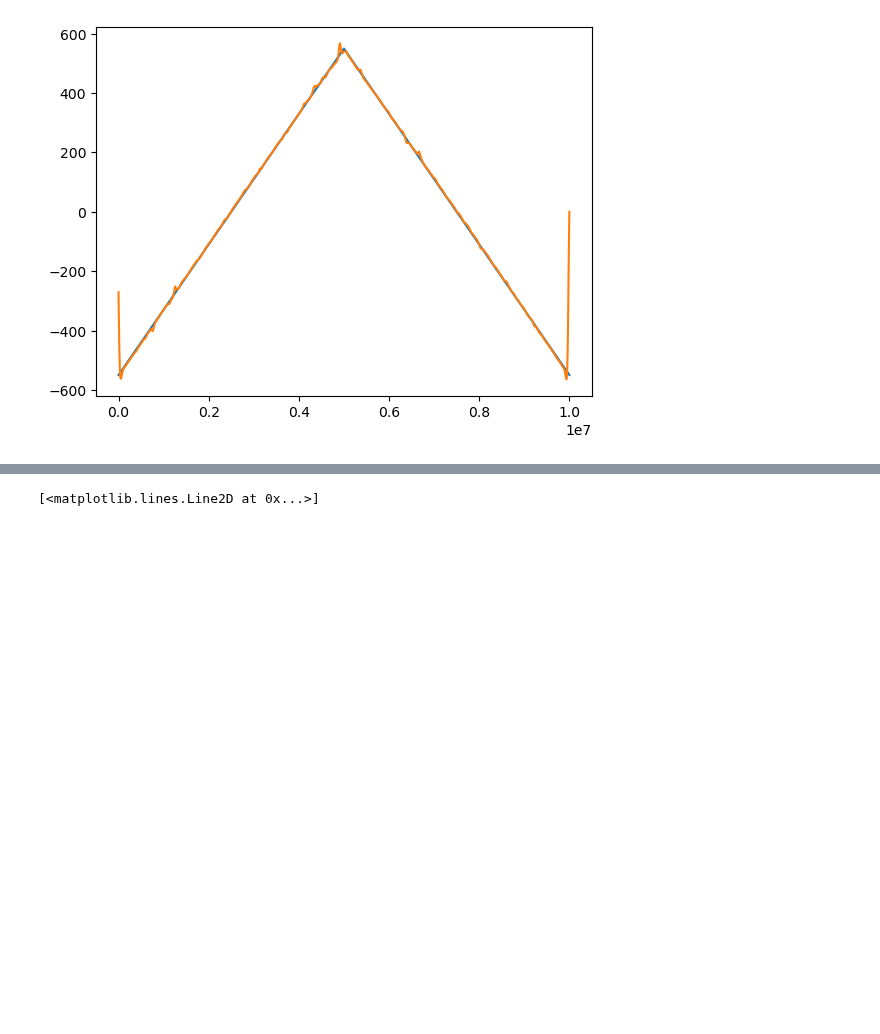
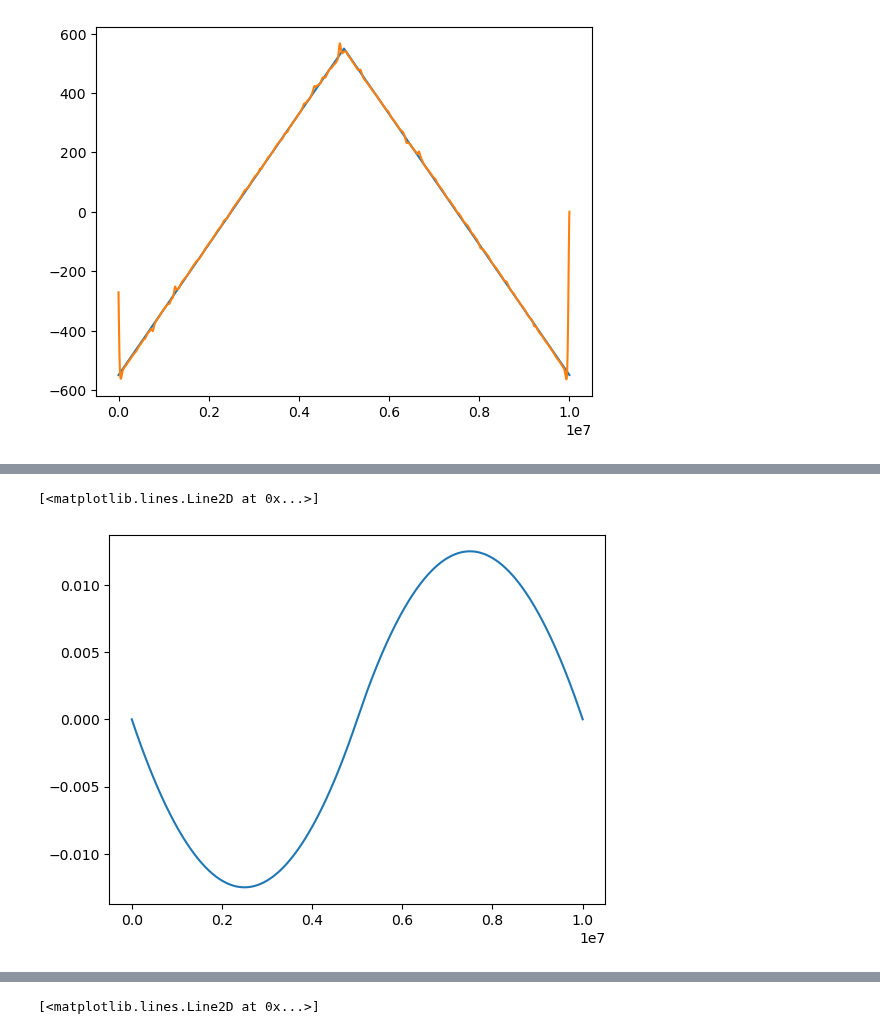
Before and after one commit to tompenny/SIMPLE_impulsesimulations, a Jupyter notebook: Testing - lock-in.ipynb, the cells around one changed output, grey strips where cells are left out. Drawn from its saved outputs; the diff is of its cells as text; code cells hidden in the pictures; blank space fills up the shorter version.

```diff
--- a/Testing - lock-in.ipynb
+++ b/Testing - lock-in.ipynb
@@ -84,2 +86,7 @@ plt.plot(theta_filt)
+# %%
+plt.plot(x[2]-x[1])
+# %% [output]
+[<matplotlib.lines.Line2D at 0x...>]
+[figure, added]
 # %%
 time = np.linspace(1*10**(-6), 10, 10**7-1)
```
Also changed, not shown: parts of 13 cells of this notebook.
